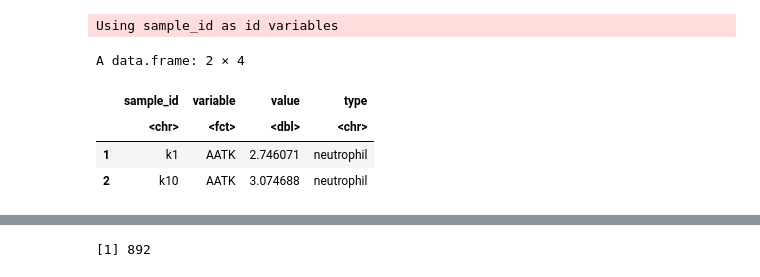
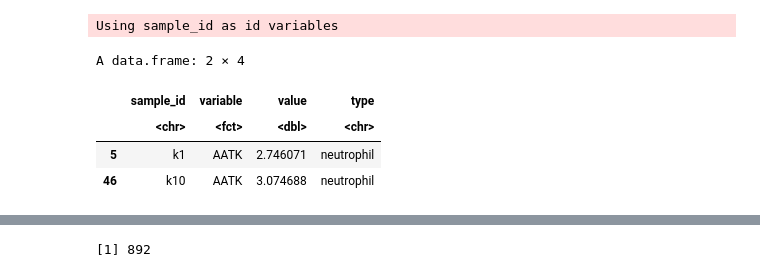
Before and after one commit to heiniglab/stemi_mofa, a Jupyter notebook: G/G5_Data_Prep-MOFA1.ipynb, the cells around one changed output, grey strips where cells are left out. Drawn from its saved outputs; the diff is of its cells as text; code cells hidden in the pictures.

```diff
--- a/G/G5_Data_Prep-MOFA1.ipynb
+++ b/G/G5_Data_Prep-MOFA1.ipynb
@@ -1017,2 +755,0 @@ if(regress_neutrophils == TRUE){
-# %%
-neutrophils = neutrophils_long %>% dcast(sample_id ~variable, value.var = "value")
@@ -1031,2 +755,0 @@ rownames(neutrophils) = neutrophils$sample_id
-# %%
-neutrophils$sample_id = rownames(neutrophils)
@@ -1057,3 +780 @@ if(quantile_normalization_neutrophils  == TRUE){
-# %%
-neutrophils$sample_id = rownames(neutrophils)
 # %% [markdown]
@@ -1091,5 +812,3 @@ dim(neutrophils)
-# %%
-neutrophils$sample_id = rownames(neutrophils)
 # %% [markdown]
 ### Prepare long format
 # %%
@@ -1101,10 +820,11 @@ Using sample_id as id variables
 # %%
 neutrophils_long$type = 'neutrophil'
 # %%
-head(neutrophils_long,2)
+head(neutrophils_long[neutrophils_long$sample_id %in% c( 'k1', 'k10'),],2)#
+# TBD: just different ordering of samples
 # %% [output]
 A data.frame: 2 × 4
 |  | sample_id | variable | value | type |
 |  | <chr> | <fct> | <dbl> | <chr> |
-| 1 | k1 | AATK | 2.746071 | neutrophil |
-| 2 | k10 | AATK | 3.074688 | neutrophil |
+| 5 | k1 | AATK | 2.746071 | neutrophil |
+| 46 | k10 | AATK | 3.074688 | neutrophil |
```
Also changed, not shown: parts of 189 cells of this notebook, 8 other files.
